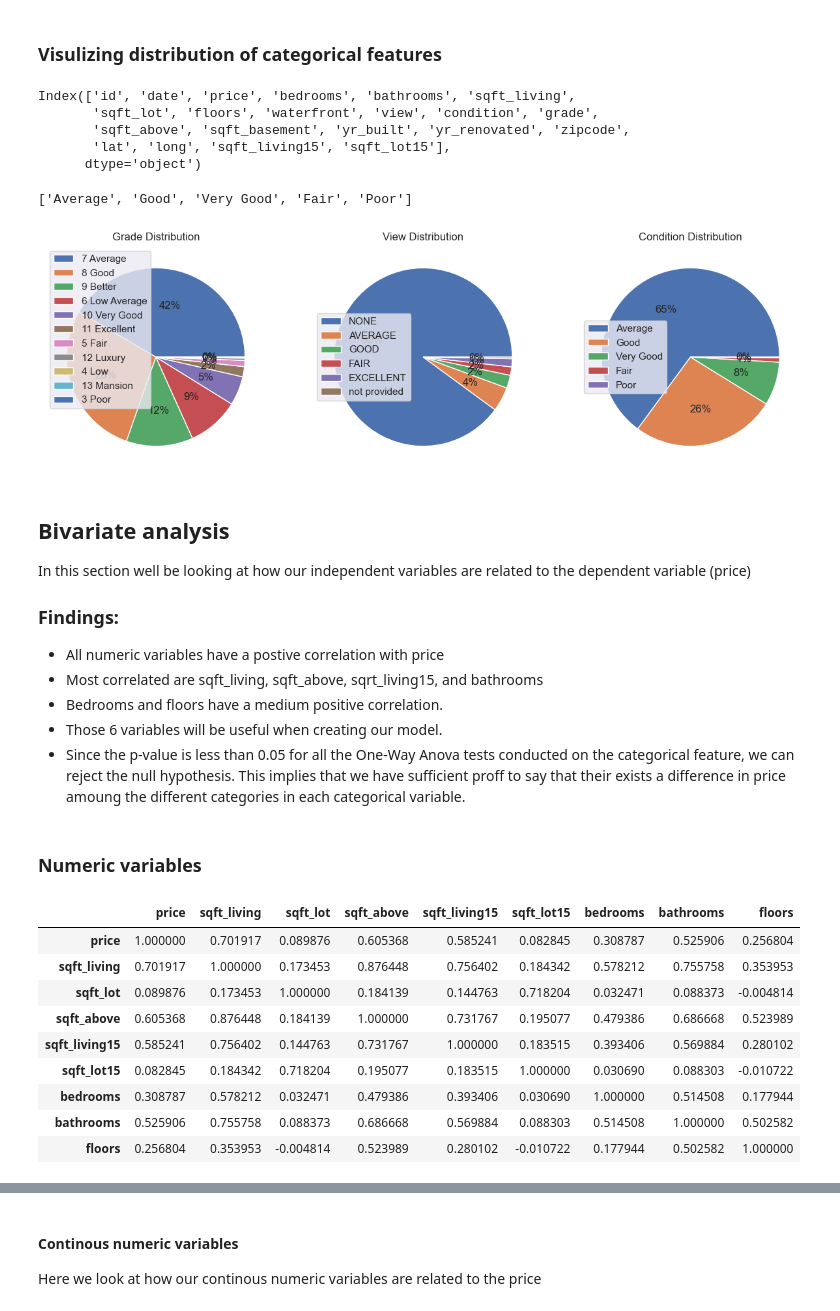
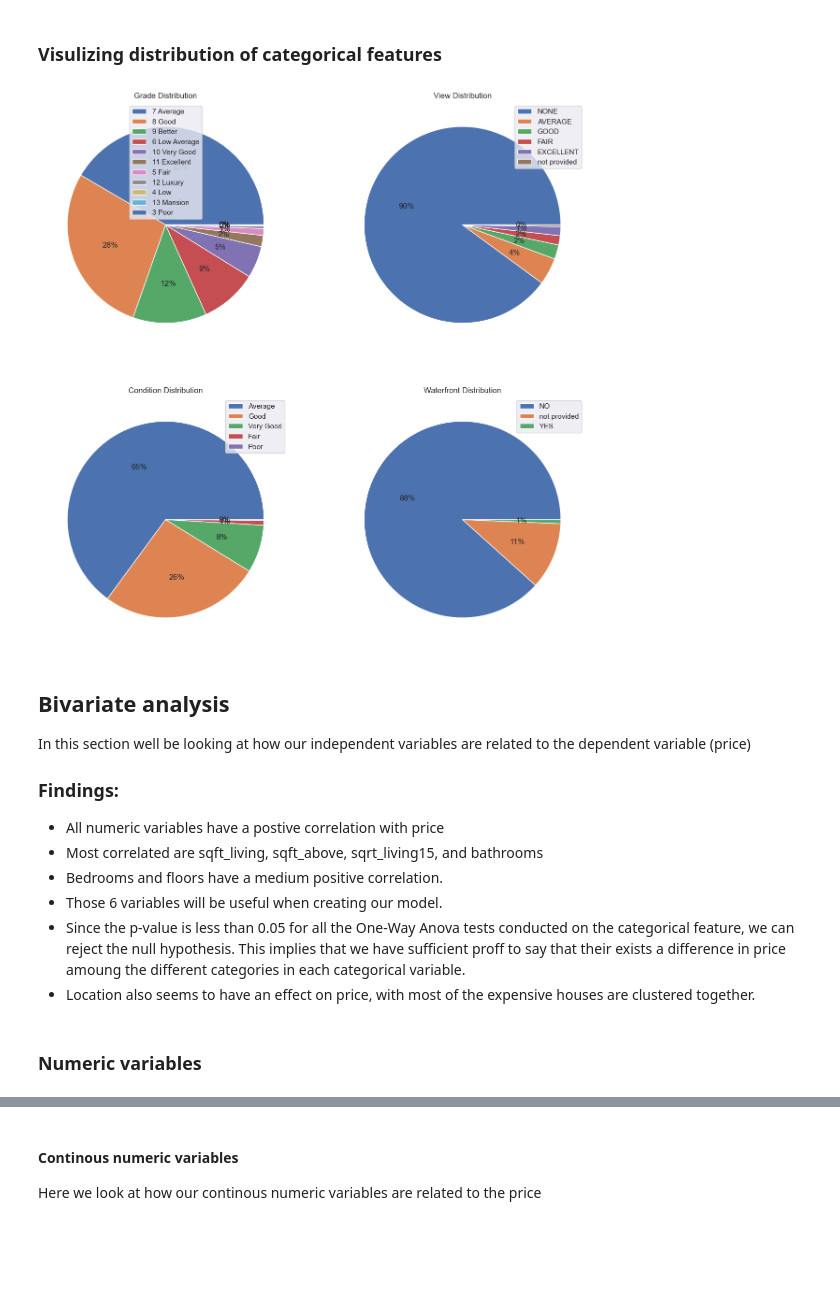
Before and after one commit to Jimmy772/phase_2_project, a Jupyter notebook: index.ipynb, the cells around one changed output, grey strips where cells are left out. Drawn from its saved outputs; the diff is of its cells as text; code cells hidden in the pictures; blank space fills up the shorter version.

```diff
--- a/index.ipynb
+++ b/index.ipynb
@@ -148,0 +156,4 @@ df["yr_renovated"].fillna("not renovated", inplace=True)
+# %%
+df["sqft_basement"].replace('?', 0, inplace = True) # replace '?' with 0
+df = df.astype({'sqft_basement': float}) # change from object to float
+df['sqft_basement'].dtype # confirm changes
@@ -170,7 +184,7 @@ df.describe()
 ### Visulizing distribuition of numerc variables
 # %%
 # list for the continous numeric variables
-cont_cols = ["price", "sqft_living", "sqft_lot", "sqft_above", "sqft_living15", "sqft_lot15"]
+cont_cols = ["sqft_basement", "sqft_living", "sqft_lot", "sqft_above", "sqft_living15", "sqft_lot15"]
 
 # list for the discrete numeric variables
 dic_cols = ['bedrooms', 'bathrooms', 'floors']
@@ -186,0 +201,8 @@ for idx, cont_col in enumerate(cont_cols+dic_cols):
+# %%
+fig, axs = plt.subplots(nrows=3, ncols=3, figsize=(15, 15))
+
+axs = [item for sublist in axs for item in sublist]
+
+for idx, cont_col in enumerate(cont_cols+dic_cols):
+    sns.boxplot(x=df[cont_col], ax=axs[idx])
+    axs[idx].axes.get_yaxis().set_visible(False) # turning of y axis
@@ -187,60 +211,36 @@ for idx, cont_col in enumerate(cont_cols+dic_cols):
 # %% [markdown]
 ### Visulizing distribution of categorical features
-# %%
-df.columns
-# %% [output]
-Index(['id', 'date', 'price', 'bedrooms', 'bathrooms', 'sqft_living',
-       'sqft_lot', 'floors', 'waterfront', 'view', 'condition', 'grade',
-       'sqft_above', 'sqft_basement', 'yr_built', 'yr_renovated', 'zipcode',
-       'lat', 'long', 'sqft_living15', 'sqft_lot15'],
-      dtype='object')
 # %%
 # list of categorical variables
-cat_cols = ['grade', 'view', 'condition']
+cat_cols = ['grade', 'view', 'condition', 'waterfront']
-# %%
-list(df['condition'].value_counts().index)
-# %% [output]
-['Average', 'Good', 'Very Good', 'Fair', 'Poor']
 # %%
-fig, axs = plt.subplots(nrows=1, ncols=3, figsize=(15, 15))
+fig, axs = plt.subplots(nrows=2, ncols=2, figsize=(15, 15))
 
-# axs = [item for sublist in axs for item in sublist]
+axs = [item for sublist in axs for item in sublist]
 
 for idx, cat_col in enumerate(cat_cols):
     # define data
     data = df[cat_col].value_counts().values
     labels = df[cat_col].value_counts().index
 
     # create pie chart
     axs[idx].pie(data, autopct='%.0f%%')
     # set title
     axs[idx].set_title(f"{cat_col.title()} Distribution")
     # create legend
     axs[idx].legend(labels)
 # %% [output]
-[figure, old version]
+[figure, new version]
 # %% [markdown]
 ## Bivariate analysis
 In this section well be looking at how our independent variables are related to the dependent variable (price)
+
 ### Findings:
 - All numeric variables have a postive correlation with price
 - Most correlated are sqft_living, sqft_above, sqrt_living15, and bathrooms
 - Bedrooms and floors have a medium positive correlation.
 - Those 6 variables will be useful when creating our model.
 - Since the p-value is less than 0.05 for all the One-Way Anova tests conducted on the categorical feature, we can reject the null hypothesis. This implies that we have sufficient proff to say that their exists a difference in price amoung the different categories in each categorical variable.
+- Location also seems to have an effect on price, with most of the expensive houses are clustered together.
 # %% [markdown]
 ### Numeric variables
-# %%
-corr = df[cont_cols + dic_cols].corr()
-corr
-# %% [output]
-|  | price | sqft_living | sqft_lot | sqft_above | sqft_living15 | sqft_lot15 | bedrooms | bathrooms | floors |
-| price | 1.000000 | 0.701917 | 0.089876 | 0.605368 | 0.585241 | 0.082845 | 0.308787 | 0.525906 | 0.256804 |
-| sqft_living | 0.701917 | 1.000000 | 0.173453 | 0.876448 | 0.756402 | 0.184342 | 0.578212 | 0.755758 | 0.353953 |
-| sqft_lot | 0.089876 | 0.173453 | 1.000000 | 0.184139 | 0.144763 | 0.718204 | 0.032471 | 0.088373 | -0.004814 |
-| sqft_above | 0.605368 | 0.876448 | 0.184139 | 1.000000 | 0.731767 | 0.195077 | 0.479386 | 0.686668 | 0.523989 |
-| sqft_living15 | 0.585241 | 0.756402 | 0.144763 | 0.731767 | 1.000000 | 0.183515 | 0.393406 | 0.569884 | 0.280102 |
-| sqft_lot15 | 0.082845 | 0.184342 | 0.718204 | 0.195077 | 0.183515 | 1.000000 | 0.030690 | 0.088303 | -0.010722 |
-| bedrooms | 0.308787 | 0.578212 | 0.032471 | 0.479386 | 0.393406 | 0.030690 | 1.000000 | 0.514508 | 0.177944 |
-| bathrooms | 0.525906 | 0.755758 | 0.088373 | 0.686668 | 0.569884 | 0.088303 | 0.514508 | 1.000000 | 0.502582 |
-| floors | 0.256804 | 0.353953 | -0.004814 | 0.523989 | 0.280102 | -0.010722 | 0.177944 | 0.502582 | 1.000000 |
```
Also changed, not shown: parts of 43 cells of this notebook, 7 other files.
